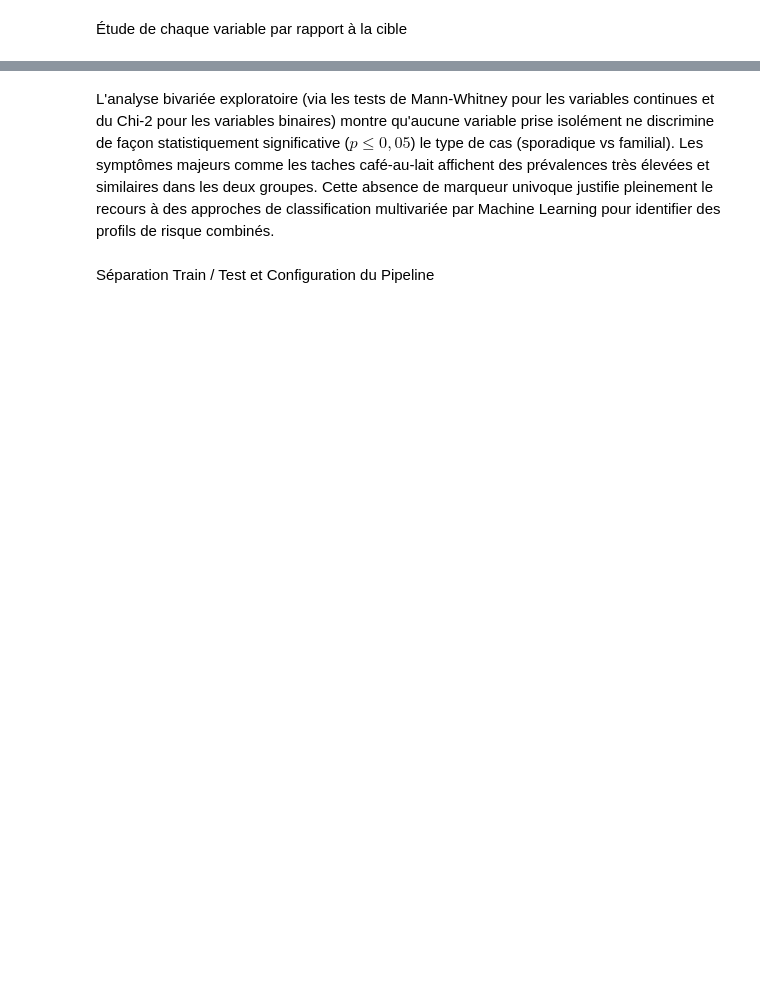
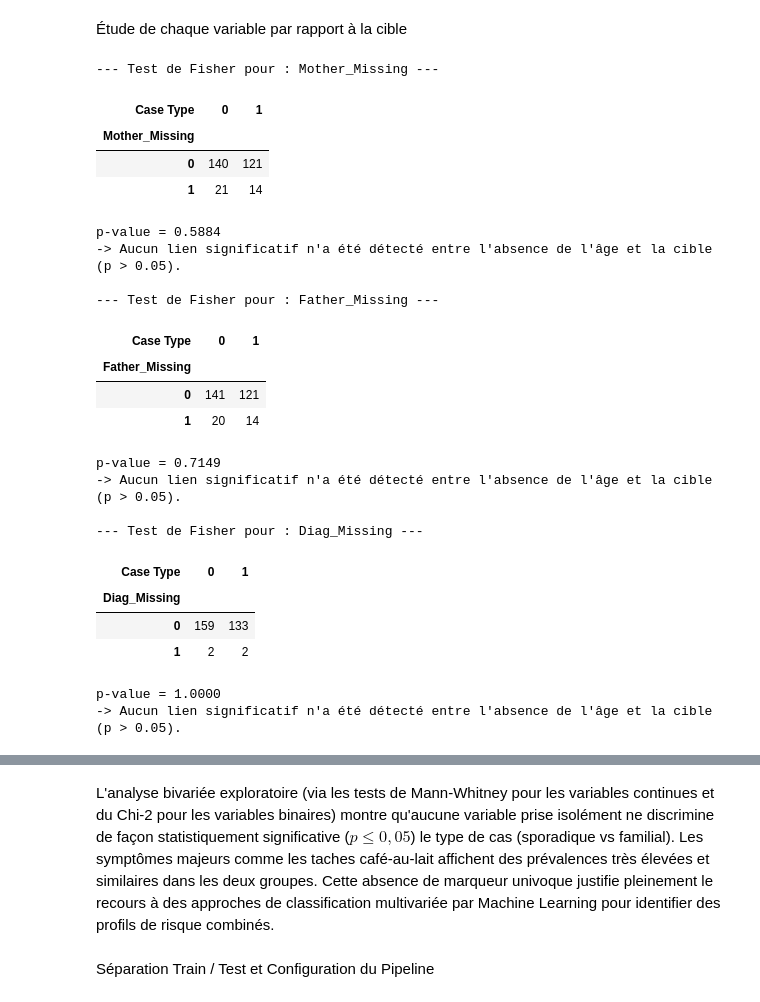
Before and after one commit to Mouhamadoukandji/nf1, a Jupyter notebook: notebooks/001_explorations.ipynb, the cells around one changed output, grey strips where cells are left out. Saved outputs shown, nothing was run; the diff lists cells and outputs as text; code cells hidden in the pictures; blank space fills up the shorter version.

```diff
--- a/notebooks/001_explorations.ipynb
+++ b/notebooks/001_explorations.ipynb
@@ -239,5 +195,58 @@ print(df.groupby(manque)[["Age at First Diagnosis", "Dermal Neurofibromins", "Ca
 # %% [markdown]
 Étude de chaque variable par rapport à la cible
+# %%
+import pandas as pd
+from scipy.stats import fisher_exact
+
+# Copie de travail pour l'analyse des valeurs manquantes
+df_missing = df[["Case Type", "Age of Mother", "Age of Father", "Age at First Diagnosis"]].copy()
+
+# Création d'indicateurs binaires d'absence (1 = manquant, 0 = présent)
+df_missing["Mother_Missing"] = df_missing["Age of Mother"].isna().astype(int)
+df_missing["Father_Missing"] = df_missing["Age of Father"].isna().astype(int)
+df_missing["Diag_Missing"] = df_missing["Age at First Diagnosis"].isna().astype(int)
+
+# Test de Fisher sur un indicateur d'absence (binaire) croisé avec la cible (binaire)
+def run_fisher_test(col_name):
+    contingency_table = pd.crosstab(df_missing[col_name], df_missing["Case Type"])
+    # fisher_exact attend une table de contingence 2x2
+    res = fisher_exact(contingency_table)
+    return contingency_table, res.pvalue
+
+# Exécution pour les trois indicateurs d'absence
+for col in ["Mother_Missing", "Father_Missing", "Diag_Missing"]:
+    table, p_val = run_fisher_test(col)
+    print(f"\n--- Test de Fisher pour : {col} ---")
+    display(table)
+    print(f"p-value = {p_val:.4f}")
+    if p_val > 0.05:
+        print("-> Aucun lien significatif n'a été détecté entre l'absence de l'âge et la cible (p > 0.05).")
+    else:
+        print("-> Lien statistiquement significatif détecté (p <= 0.05).")
+# %% [output]
+--- Test de Fisher pour : Mother_Missing ---
+| Case Type | 0 | 1 |
+| Mother_Missing |  |  |
+| 0 | 140 | 121 |
+| 1 | 21 | 14 |
+p-value = 0.5884
+-> Aucun lien significatif n'a été détecté entre l'absence de l'âge et la cible (p > 0.05).
+
+--- Test de Fisher pour : Father_Missing ---
+| Case Type | 0 | 1 |
+| Father_Missing |  |  |
+| 0 | 141 | 121 |
+| 1 | 20 | 14 |
+p-value = 0.7149
+-> Aucun lien significatif n'a été détecté entre l'absence de l'âge et la cible (p > 0.05).
+
+--- Test de Fisher pour : Diag_Missing ---
+| Case Type | 0 | 1 |
+| Diag_Missing |  |  |
+| 0 | 159 | 133 |
+| 1 | 2 | 2 |
+p-value = 1.0000
+-> Aucun lien significatif n'a été détecté entre l'absence de l'âge et la cible (p > 0.05).
 # %%
 # Étude bivariée : variables explicatives vs cible (Case Type)
 import pandas as pd
```
Also changed, not shown: parts of 4 cells of this notebook.
